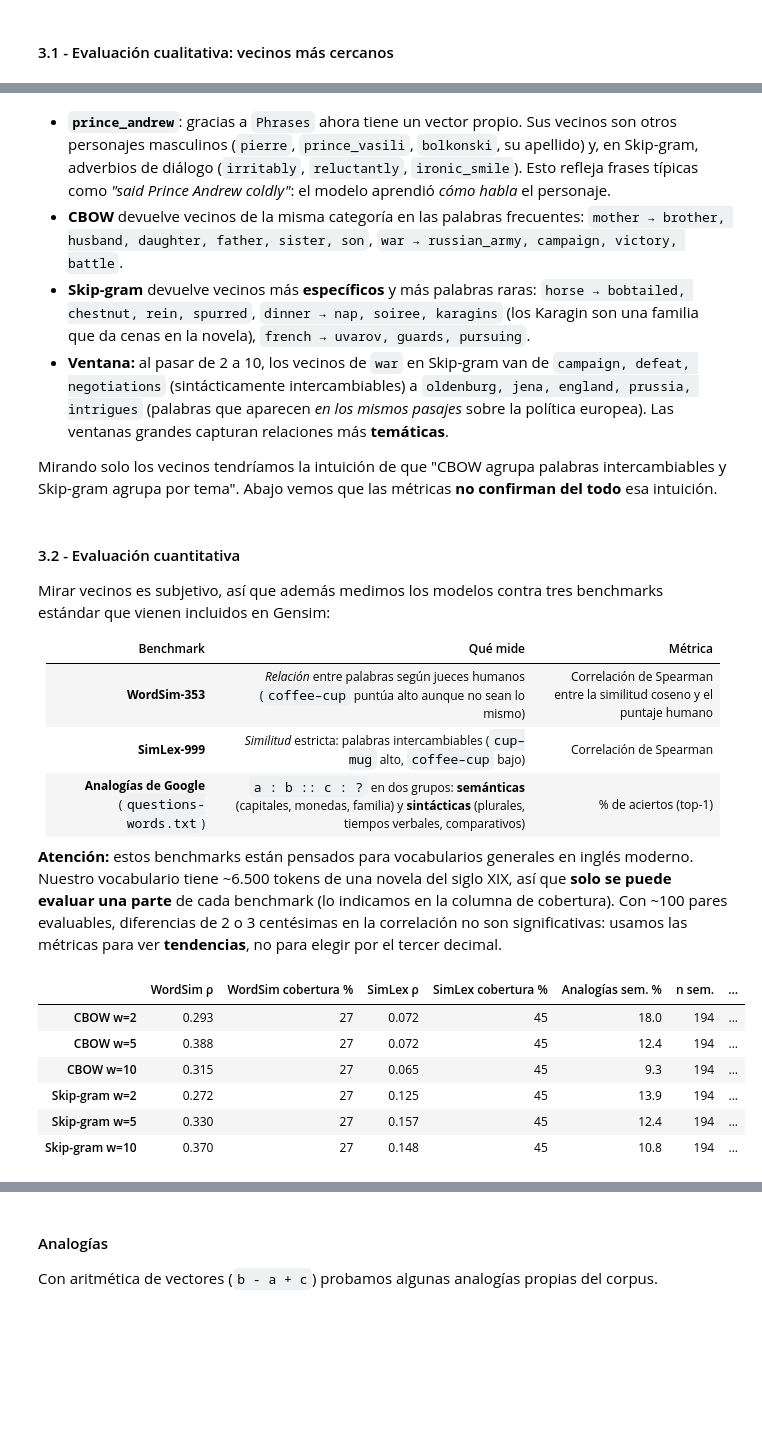
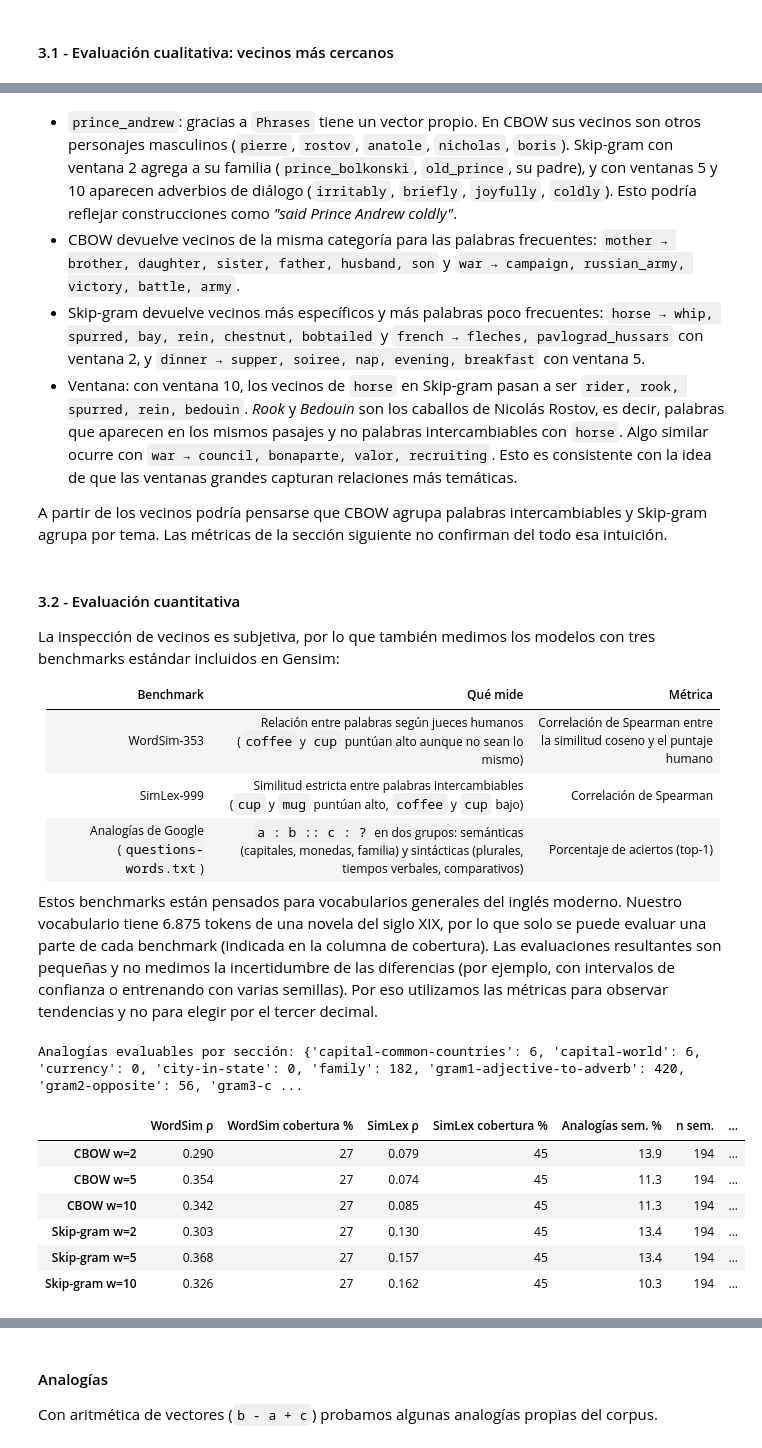
Before and after one commit to fedlerner/CEIA-4B-PLN1, a Jupyter notebook: Entregas/Desafio_2_Lerner_Makk.ipynb, the cells around one changed output, grey strips where cells are left out. Cells and saved outputs as stored; diff of their text form; code cells hidden in the pictures; blank space fills up the shorter version.

```diff
--- a/Entregas/Desafio_2_Lerner_Makk.ipynb
+++ b/Entregas/Desafio_2_Lerner_Makk.ipynb
@@ -88,12 +109,17 @@ def strip_accents(s: str) -> str:
     return unicodedata.normalize("NFKD", s).encode("ascii", "ignore").decode()
 
 TOKEN_RE = re.compile(r"[a-z]+(?:'[a-z]+)?")
+# Contracciones de is/has, que no son posesivos y no deben recortarse
+CONTRACTIONS = {"it's", "he's", "she's", "that's", "what's", "there's",
+                "here's", "who's", "where's", "how's", "let's"}
 
 def tokenize_book(text: str, min_len: int = 3) -> list[list[str]]:
-    text = strip_accents(text.replace("\u2019", "'").replace("\u2018", "'"))
+    text = text.replace("\u2019", "'").replace("\u2018", "'")
+    text = strip_accents(re.sub(r"[\u2014\u2013]", " ", text))
     paragraphs = [p.replace("\n", " ") for p in re.split(r"\n\s*\n", text)]
     sentences = [s for p in paragraphs for s in re.split(r"(?<=[.!?])\s+", p)]
-    tokens = [[w[:-2] if w.endswith("'s") else w for w in TOKEN_RE.findall(s.lower())]
+    tokens = [[w[:-2] if w.endswith("'s") and w not in CONTRACTIONS else w
+               for w in TOKEN_RE.findall(s.lower())]
               for s in sentences]
     return [t for t in tokens if len(t) >= min_len]
 
@@ -102,4 +128,7 @@ print(f"Cantidad de oraciones (documentos): {len(word_tokens):,}")
 print(f"Cantidad de tokens: {sum(map(len, word_tokens)):,}")
 for s in word_tokens[100:103]:
     print(s)
+
+# Control: guiones largos pegados a las palabras, contracciones y posesivos
+print(tokenize_book("I saw Pierre\u2014Nat\u00e1sha smiled. It\u2019s true that Pierre\u2019s friend is gone.", min_len=1))
 # %% [output]
@@ -226,54 +256,61 @@ neighbors_table({k: models[k] for k in ["CBOW w=5", "Skip-gram w=2", "Skip-gram
 # %% [markdown]
-- **`prince_andrew`**: gracias a `Phrases` ahora tiene un vector propio. Sus vecinos son otros personajes masculinos (`pierre`, `prince_vasili`, `bolkonski`, su apellido) y, en Skip-gram, adverbios de diálogo (`irritably`, `reluctantly`, `ironic_smile`). Esto refleja frases típicas como *"said Prince Andrew coldly"*: el modelo aprendió *cómo habla* el personaje.
-- **CBOW** devuelve vecinos de la misma categoría en las palabras frecuentes: `mother → brother, husband, daughter, father, sister, son`, `war → russian_army, campaign, victory, battle`.
-- **Skip-gram** devuelve vecinos más **específicos** y más palabras raras: `horse → bobtailed, chestnut, rein, spurred`, `dinner → nap, soiree, karagins` (los Karagin son una familia que da cenas en la novela), `french → uvarov, guards, pursuing`.
-- **Ventana:** al pasar de 2 a 10, los vecinos de `war` en Skip-gram van de `campaign, defeat, negotiations` (sintácticamente intercambiables) a `oldenburg, jena, england, prussia, intrigues` (palabras que aparecen *en los mismos pasajes* sobre la política europea). Las ventanas grandes capturan relaciones más **temáticas**.
+- `prince_andrew`: gracias a `Phrases` tiene un vector propio. En CBOW sus vecinos son otros personajes masculinos (`pierre`, `rostov`, `anatole`, `nicholas`, `boris`). Skip-gram con ventana 2 agrega a su familia (`prince_bolkonski`, `old_prince`, su padre), y con ventanas 5 y 10 aparecen adverbios de diálogo (`irritably`, `briefly`, `joyfully`, `coldly`). Esto podría reflejar construcciones como *"said Prince Andrew coldly"*.
+- CBOW devuelve vecinos de la misma categoría para las palabras frecuentes: `mother → brother, daughter, sister, father, husband, son` y `war → campaign, russian_army, victory, battle, army`.
+- Skip-gram devuelve vecinos más específicos y más palabras poco frecuentes: `horse → whip, spurred, bay, rein, chestnut, bobtailed` y `french → fleches, pavlograd_hussars` con ventana 2, y `dinner → supper, soiree, nap, evening, breakfast` con ventana 5.
+- Ventana: con ventana 10, los vecinos de `horse` en Skip-gram pasan a ser `rider, rook, spurred, rein, bedouin`. *Rook* y *Bedouin* son los caballos de Nicolás Rostov, es decir, palabras que aparecen en los mismos pasajes y no palabras intercambiables con `horse`. Algo similar ocurre con `war → council, bonaparte, valor, recruiting`. Esto es consistente con la idea de que las ventanas grandes capturan relaciones más temáticas.
 
-Mirando solo los vecinos tendríamos la intuición de que "CBOW agrupa palabras intercambiables y Skip-gram agrupa por tema". Abajo vemos que las métricas **no confirman del todo** esa intuición.
+A partir de los vecinos podría pensarse que CBOW agrupa palabras intercambiables y Skip-gram agrupa por tema. Las métricas de la sección siguiente no confirman del todo esa intuición.
 # %% [markdown]
 #### 3.2 - Evaluación cuantitativa
 
-Mirar vecinos es subjetivo, así que además medimos los modelos contra tres benchmarks estándar que vienen incluidos en Gensim:
+La inspección de vecinos es subjetiva, por lo que también medimos los modelos con tres benchmarks estándar incluidos en Gensim:
 
 | Benchmark | Qué mide | Métrica |
 |---|---|---|
-| **WordSim-353** | *Relación* entre palabras según jueces humanos (`coffee–cup` puntúa alto aunque no sean lo mismo) | Correlación de Spearman entre la similitud coseno y el puntaje humano |
-| **SimLex-999** | *Similitud* estricta: palabras intercambiables (`cup–mug` alto, `coffee–cup` bajo) | Correlación de Spearman |
-| **Analogías de Google** (`questions-words.txt`) | `a : b :: c : ?` en dos grupos: **semánticas** (capitales, monedas, familia) y **sintácticas** (plurales, tiempos verbales, comparativos) | % de aciertos (top-1) |
+| WordSim-353 | Relación entre palabras según jueces humanos (`coffee` y `cup` puntúan alto aunque no sean lo mismo) | Correlación de Spearman entre la similitud coseno y el puntaje humano |
+| SimLex-999 | Similitud estricta entre palabras intercambiables (`cup` y `mug` puntúan alto, `coffee` y `cup` bajo) | Correlación de Spearman |
+| Analogías de Google (`questions-words.txt`) | `a : b :: c : ?` en dos grupos: semánticas (capitales, monedas, familia) y sintácticas (plurales, tiempos verbales, comparativos) | Porcentaje de aciertos (top-1) |
 
-**Atención:** estos benchmarks están pensados para vocabularios generales en inglés moderno. Nuestro vocabulario tiene ~6.500 tokens de una novela del siglo XIX, así que **solo se puede evaluar una parte** de cada benchmark (lo indicamos en la columna de cobertura). Con ~100 pares evaluables, diferencias de 2 o 3 centésimas en la correlación no son significativas: usamos las métricas para ver **tendencias**, no para elegir por el tercer decimal.
+Estos benchmarks están pensados para vocabularios generales del inglés moderno. Nuestro vocabulario tiene 6.875 tokens de una novela del siglo XIX, por lo que solo se puede evaluar una parte de cada benchmark (indicada en la columna de cobertura). Las evaluaciones resultantes son pequeñas y no medimos la incertidumbre de las diferencias (por ejemplo, con intervalos de confianza o entrenando con varias semillas). Por eso utilizamos las métricas para observar tendencias y no para elegir por el tercer decimal.
 # %%
 WS, SL, AN = datapath("wordsim353.tsv"), datapath("simlex999.txt"), datapath("questions-words.txt")
 
 def evaluate(wv):
     ws = wv.evaluate_word_pairs(WS)
     sl = wv.evaluate_word_pairs(SL)
     _, sections = wv.evaluate_word_analogies(AN)
     def acc(secs):
         ok = sum(len(s["correct"]) for s in secs)
         n = ok + sum(len(s["incorrect"]) for s in secs)
         return ok / n, n
     sem = acc([s for s in sections if not s["section"].startswith("gram") and s["section"] != "Total accuracy"])
     syn = acc([s for s in sections if s["section"].startswith("gram")])
     return {
         "WordSim ρ": ws[1].statistic, "WordSim cobertura %": 100 - ws[2],
         "SimLex ρ": sl[1].statistic, "SimLex cobertura %": 100 - sl[2],
         "Analogías sem. %": 100 * sem[0], "n sem.": sem[1],
         "Analogías sint. %": 100 * syn[0], "n sint.": syn[1],
     }
 
 metrics = pd.DataFrame({name: evaluate(m.wv) for name, m in models.items()}).T
+
+# Todos los modelos comparten el vocabulario, así que la cobertura por sección es la misma
+_, secs = models["Skip-gram w=5"].wv.evaluate_word_analogies(AN)
+print("Analogías evaluables por sección:",
+      {s["section"]: len(s["correct"]) + len(s["incorrect"]) for s in secs if s["section"] != "Total accuracy"})
+
 metrics.style.format("{:.3f}", subset=["WordSim ρ", "SimLex ρ"]).format(
     "{:.0f}", subset=["WordSim cobertura %", "SimLex cobertura %", "n sem.", "n sint."]).format(
     "{:.1f}", subset=["Analogías sem. %", "Analogías sint. %"])
 # %% [output]
+Analogías evaluables por sección: {'capital-common-countries': 6, 'capital-world': 6, 'currency': 0, 'city-in-state': 0, 'family': 182, 'gram1-adjective-to-adverb': 420, 'gram2-opposite': 56, 'gram3-c ...
 |  | WordSim ρ | WordSim cobertura % | SimLex ρ | SimLex cobertura % | Analogías sem. % | n sem. | ... |
-| CBOW w=2 | 0.293 | 27 | 0.072 | 45 | 18.0 | 194 | ... |
-| CBOW w=5 | 0.388 | 27 | 0.072 | 45 | 12.4 | 194 | ... |
-| CBOW w=10 | 0.315 | 27 | 0.065 | 45 | 9.3 | 194 | ... |
-| Skip-gram w=2 | 0.272 | 27 | 0.125 | 45 | 13.9 | 194 | ... |
-| Skip-gram w=5 | 0.330 | 27 | 0.157 | 45 | 12.4 | 194 | ... |
-| Skip-gram w=10 | 0.370 | 27 | 0.148 | 45 | 10.8 | 194 | ... |
+| CBOW w=2 | 0.290 | 27 | 0.079 | 45 | 13.9 | 194 | ... |
+| CBOW w=5 | 0.354 | 27 | 0.074 | 45 | 11.3 | 194 | ... |
+| CBOW w=10 | 0.342 | 27 | 0.085 | 45 | 11.3 | 194 | ... |
+| Skip-gram w=2 | 0.303 | 27 | 0.130 | 45 | 13.4 | 194 | ... |
+| Skip-gram w=5 | 0.368 | 27 | 0.157 | 45 | 13.4 | 194 | ... |
+| Skip-gram w=10 | 0.326 | 27 | 0.162 | 45 | 10.3 | 194 | ... |
 # %%
 fig, axes = plt.subplots(1, 4, figsize=(16, 3.5))
 for ax, col in zip(axes, ["WordSim ρ", "SimLex ρ", "Analogías sem. %", "Analogías sint. %"]):
```
Also changed, not shown: parts of 50 cells of this notebook.
